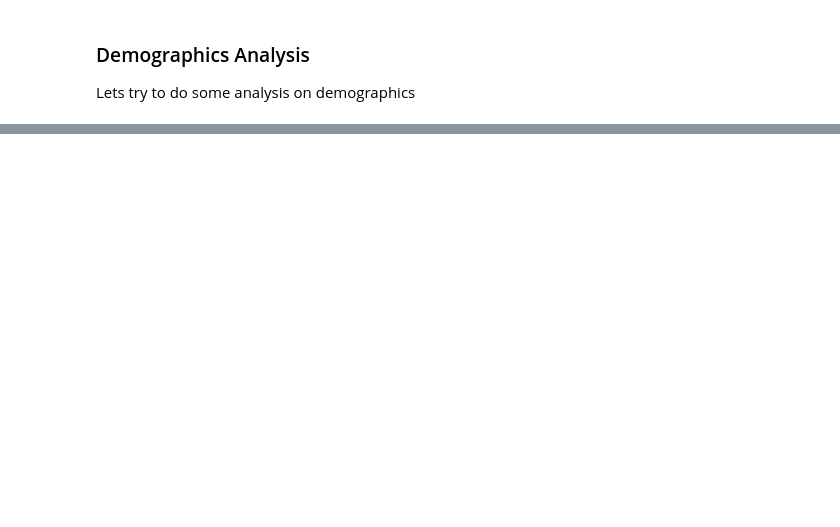
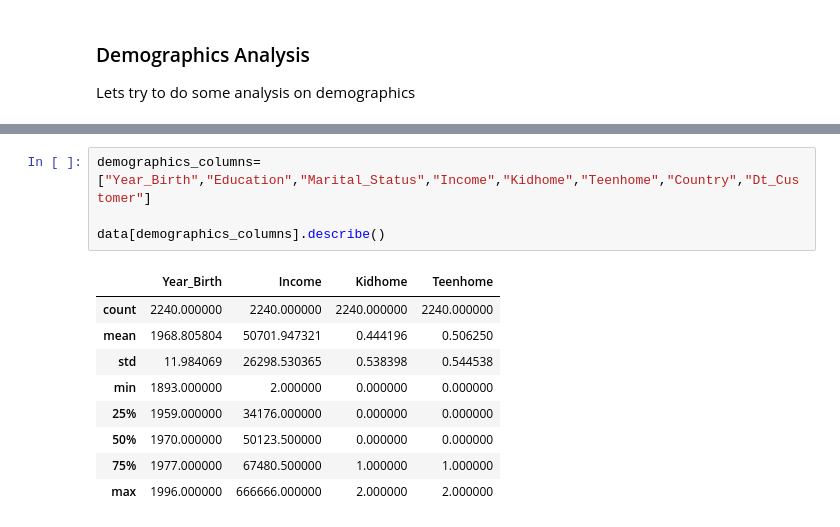
Before and after one commit to AmarKothare/HV_Retail_sales, a Jupyter notebook: EDA.ipynb, the cells around one changed output, grey strips where cells are left out. Cells and saved outputs as stored; diff of their text form; blank space fills up the shorter version.

```diff
--- a/EDA.ipynb
+++ b/EDA.ipynb
@@ -326,0 +318,14 @@ plt.show()
+# %%
+demographics_columns=["Year_Birth","Education","Marital_Status","Income","Kidhome","Teenhome","Country","Dt_Customer"]
+
+data[demographics_columns].describe()
+# %% [output]
+|  | Year_Birth | Income | Kidhome | Teenhome |
+| count | 2240.000000 | 2240.000000 | 2240.000000 | 2240.000000 |
+| mean | 1968.805804 | 50701.947321 | 0.444196 | 0.506250 |
+| std | 11.984069 | 26298.530365 | 0.538398 | 0.544538 |
+| min | 1893.000000 | 2.000000 | 0.000000 | 0.000000 |
+| 25% | 1959.000000 | 34176.000000 | 0.000000 | 0.000000 |
+| 50% | 1970.000000 | 50123.500000 | 0.000000 | 0.000000 |
+| 75% | 1977.000000 | 67480.500000 | 1.000000 | 1.000000 |
+| max | 1996.000000 | 666666.000000 | 2.000000 | 2.000000 |
```
Also changed, not shown: parts of 14 cells of this notebook, 4 other files.
